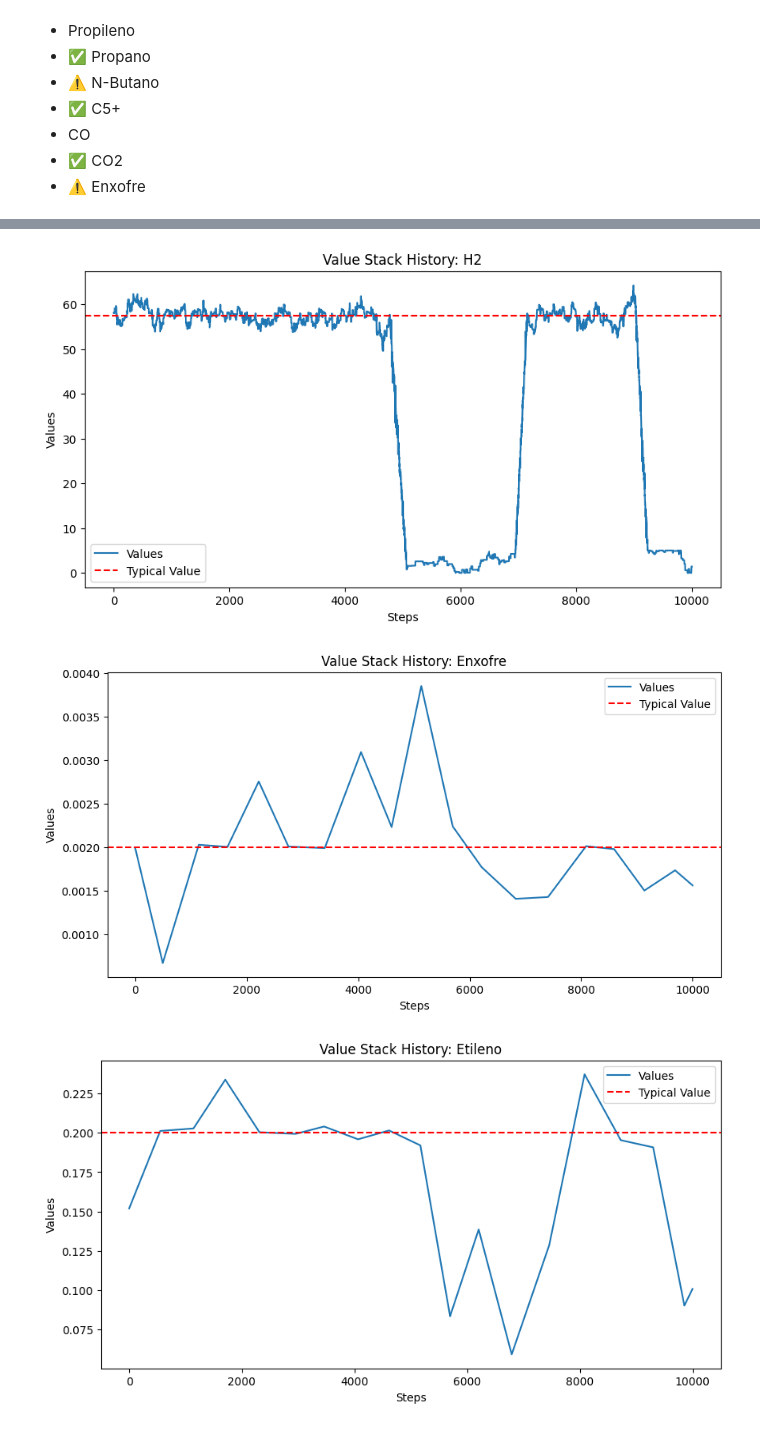
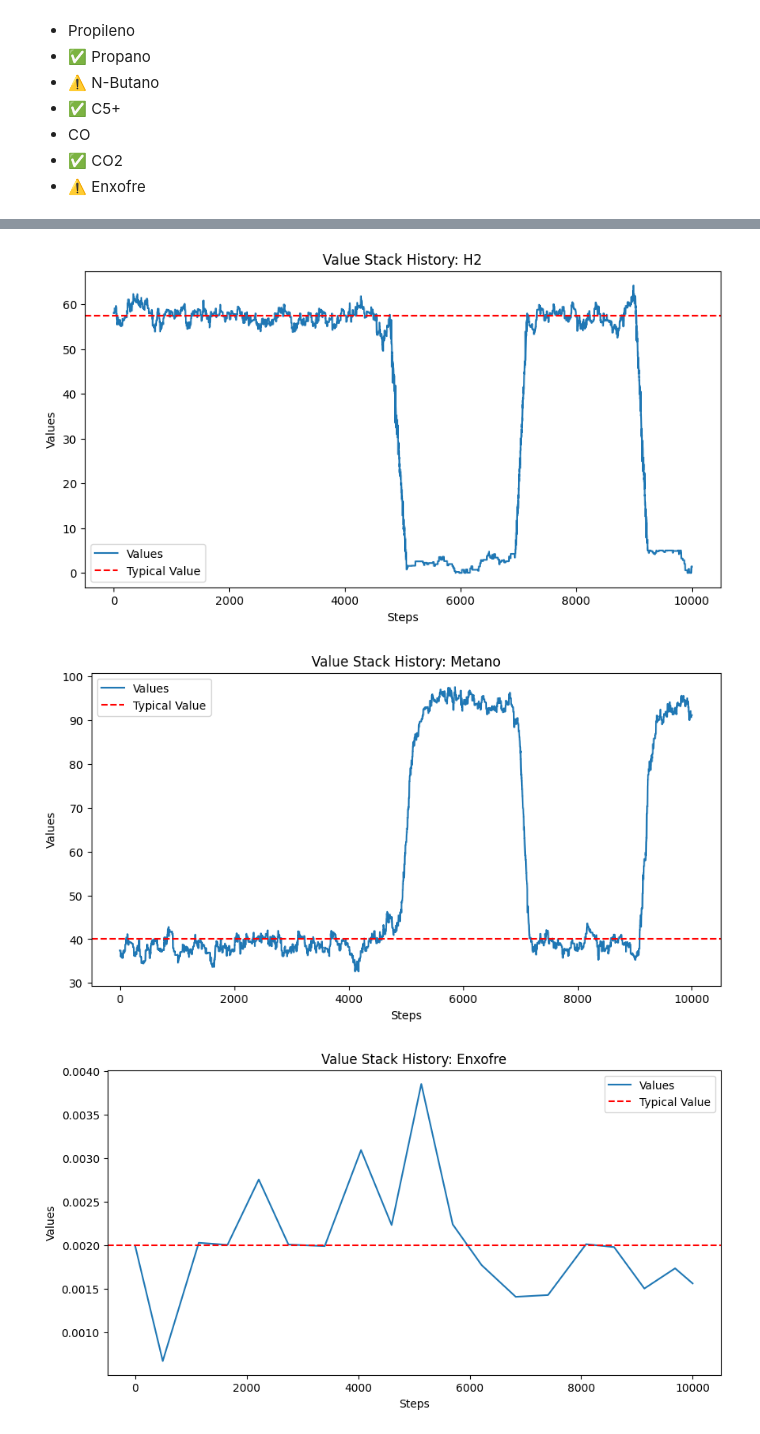
Before and after one commit to gust-vaz/IC_RL_project, a Jupyter notebook: simulador_draft.ipynb, the cells around one changed output, grey strips where cells are left out. Cells and saved outputs as stored; diff of their text form; code cells hidden in the pictures.

```diff
--- a/simulador_draft.ipynb
+++ b/simulador_draft.ipynb
@@ -147,39 +147,39 @@ graph.add_edge(root=node1, child=node4, strategy=relation3)
 node5 = graph.add_node(NButano)
 graph.add_edge(root=node1, child=node5, strategy=relation4)
 node6 = graph.add_node(Etano)
 graph.add_edge(root=node2, child=node6, strategy=relation5)
 node7 = graph.add_node(Propano)
 graph.add_edge(root=node2, child=node7, strategy=relation6)
 node8 = graph.add_node(C5)
 graph.add_edge(root=node2, child=node8, strategy=relation7)
 node9 = graph.add_node(CO2)
 graph.add_edge(root=node2, child=node9, strategy=relation8)
 
 graph.display()
 graph.simulate(10000)
 # graph.simulate(6000)
 node1.op.show_history()
-# node2.op.show_history()
+node2.op.show_history()
 node3.op.show_history()
 node4.op.show_history()
 node5.op.show_history()
-# node6.op.show_history()
-# node7.op.show_history()
-# node8.op.show_history()
-# node9.op.show_history()
+node6.op.show_history()
+node7.op.show_history()
+node8.op.show_history()
+node9.op.show_history()
 
-# show_history(nodes=[node1, node2])
-# show_sum_history(node1, node2)
+show_history(nodes=[node1, node2])
+show_sum_history(node1, node2)
 # %% [output]
 Node H2: Metano, Enxofre, Etileno, N-Butano,
 Node Metano: Etano, Propano, C5+, CO2,
 Node Enxofre:
 Node Etileno:
 Node N-Butano:
 Node Etano:
 Node Propano:
 Node C5+:
 Node CO2:
 [figure]
-[figure, old version]
+[figure, new version]
-[figure, old version]
+[figure, new version]
```
Also changed, not shown: parts of 3 cells of this notebook, 3 other files.
